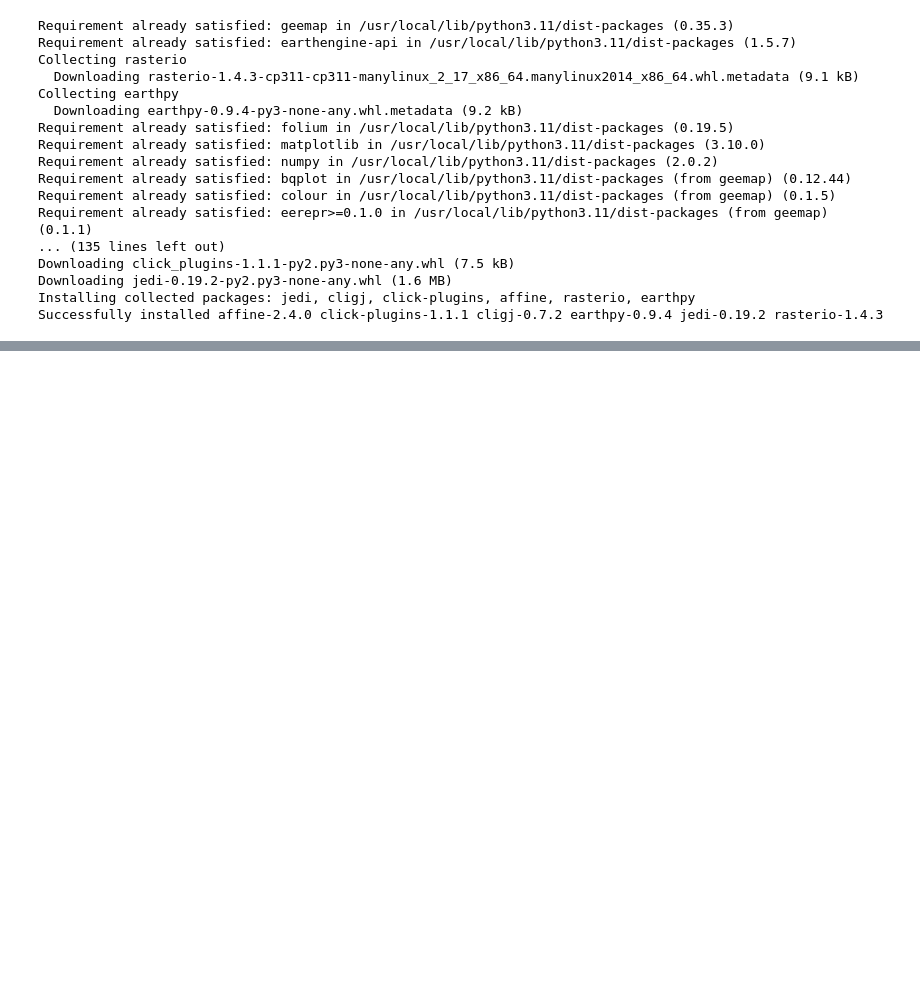
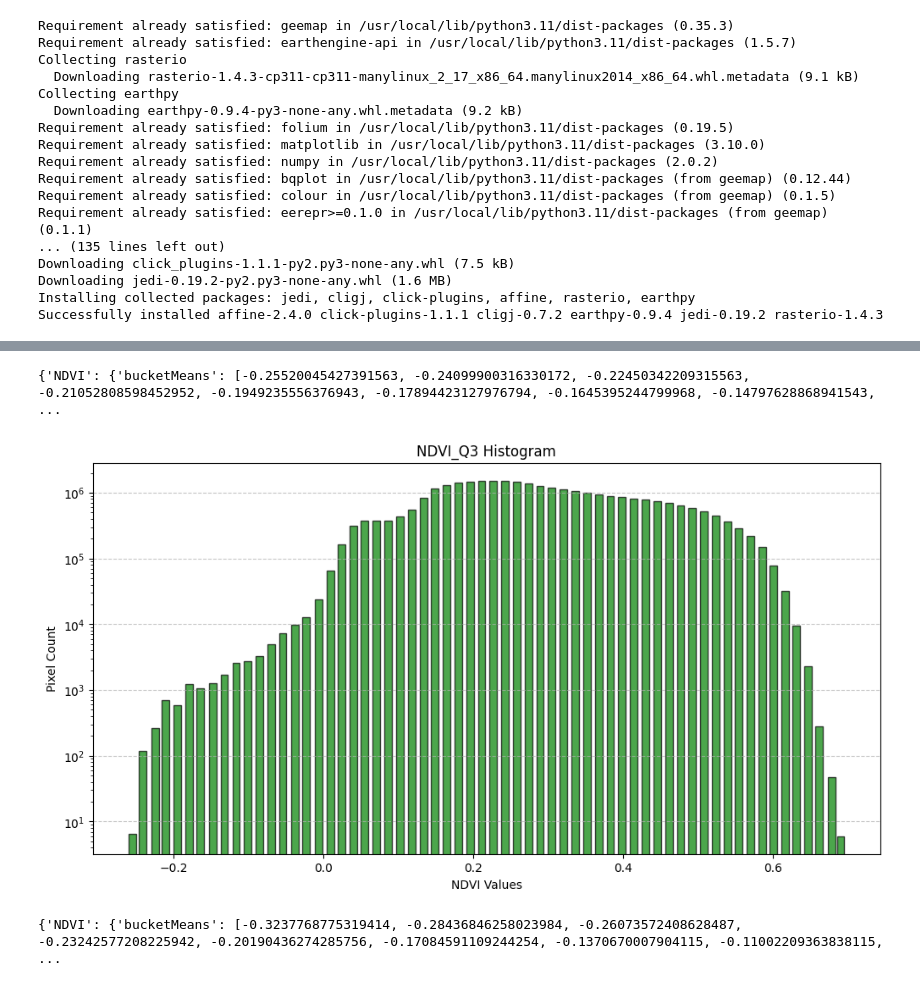
Before and after one commit to mimomaina/NDVI_crophealth_analysis, a Jupyter notebook: NVDI_crophealth_analysis.ipynb, the cells around one changed output, grey strips where cells are left out. Drawn from its saved outputs; the diff is of its cells as text; code cells hidden in the pictures; blank space fills up the shorter version.

```diff
--- a/NVDI_crophealth_analysis.ipynb
+++ b/NVDI_crophealth_analysis.ipynb
@@ -181,0 +250,68 @@ task.start()
+# %%
+histogram = ndvi_q3.reduceRegion(
+    reducer=ee.Reducer.histogram(maxBuckets=50),
+    geometry=aoi,
+    scale=10,
+    maxPixels=1e9
+).getInfo()
+print(histogram)
+# %% [output]
+{'NDVI': {'bucketMeans': [-0.25520045427391563, -0.24099900316330172, -0.22450342209315563, -0.21052808598452952, -0.1949235556376943, -0.17894423127976794, -0.1645395244799968, -0.14797628868941543,  ...
+# %%
+# Extract histogram data
+bucket_means = [
+    -0.25520045427391563, -0.24099900316330172, -0.22450342209315563, -0.21052808598452952,
+    -0.1949235556376943, -0.17894423127976794, -0.1645395244799968, -0.14797628868941543,
+    -0.1323952474900215, -0.1165964145662077, -0.1014078344252799, -0.08576358205253219,
+    -0.06944220783014791, -0.0544087549959308, -0.03856752687731081, -0.022944508533647698,
+    -0.006753099636874855, 0.0090924370952091, 0.024510655750911367, 0.03959609013199998,
+    0.05469703355598514, 0.07030231867325179, 0.08600940031241108, 0.10182888038758071,
+    0.11760270222611066, 0.13337811322535018, 0.14869921960756172, 0.16418965471275784,
+    0.17975792175975555, 0.19536039386218987, 0.210963144919955, 0.2265645571384274,
+    0.24215303859256562, 0.2577372072560009, 0.27333899835335634, 0.28896773957793237,
+    0.30460123349702956, 0.3202291488057769, 0.33585679350467235, 0.3514819868587817,
+    0.3671130922956003, 0.38273862204803893, 0.398374573489235, 0.41400506814947435,
+    0.4296300983213827, 0.44523880094577284, 0.460841837856494, 0.47645067947653524,
+    0.49203606252532467, 0.5076163824703475, 0.5232036404717142, 0.5387933853577789,
+    0.5543345474825562, 0.5699058161112667, 0.5852856137637864, 0.6005256101963709,
+    0.6157785407491426, 0.6310645107148399, 0.6463984518286592, 0.6613375089368078,
+    0.6784406566484734, 0.6899555631350368
+]
+
+histogram_counts = [
+    6.588235294117645, 119.3529411764706, 262, 698, 595, 1241, 1054, 1267.1176470588234,
+    1697, 2605, 2740.1176470588234, 3244, 4930.117647058823, 7355.117647058823,
+    9757.35294117647, 12638.588235294117, 24156.647058823528, 64743.8, 164397.38039215686,
+    312780.5764705882, 373650.7921568628, 371347.58823529416, 379321.04705882346,
+    430891.78823529417, 555286.2117647061, 833346.4352941175, 1141659.5882352944,
+    1306850.0980392157, 1407947.2392156862, 1473617.6745098038, 1512133.0705882353,
+    1525124.8745098042, 1515856.5803921565, 1467753.1450980392, 1377034.8078431373,
+    1275061.8470588236, 1190947.945098039, 1120358.5215686273, 1056085.2666666666,
+    998930.8784313726, 941920.2117647058, 895700.7843137254, 851993.7490196078,
+    815330.7607843138, 779849.5647058823, 740181.2392156863, 696099.2549019608,
+    642794.3333333334, 582602.7019607844, 517365.5137254902, 442436.63921568624,
+    366729.70588235295, 288901.4705882353, 218034.23529411765, 148355.11764705883,
+    77605.11764705883, 31911, 9604, 2280, 283, 48, 6
+]
+
+# Plot the histogram
+plt.figure(figsize=(12, 6))
+plt.bar(bucket_means, histogram_counts, width=0.01, color='green', edgecolor='black', alpha=0.7)
+plt.xlabel('NDVI Values')
+plt.ylabel('Pixel Count')
+plt.title('NDVI_Q3 Histogram')
+plt.grid(axis='y', linestyle='--', alpha=0.7)
+plt.yscale('log')
+plt.show()
+# %% [output]
+[figure, added]
+# %%
+histogram = ndvi_q4.reduceRegion(
+    reducer=ee.Reducer.histogram(maxBuckets=50),
+    geometry=aoi,
+    scale=10,
+    maxPixels=1e9
+).getInfo()
+print(histogram)
+# %% [output]
+{'NDVI': {'bucketMeans': [-0.3237768775319414, -0.28436846258023984, -0.26073572408628487, -0.23242577208225942, -0.20190436274285756, -0.17084591109244254, -0.1370670007904115, -0.11002209363838115,  ...
```
Also changed, not shown: parts of 36 cells of this notebook.
